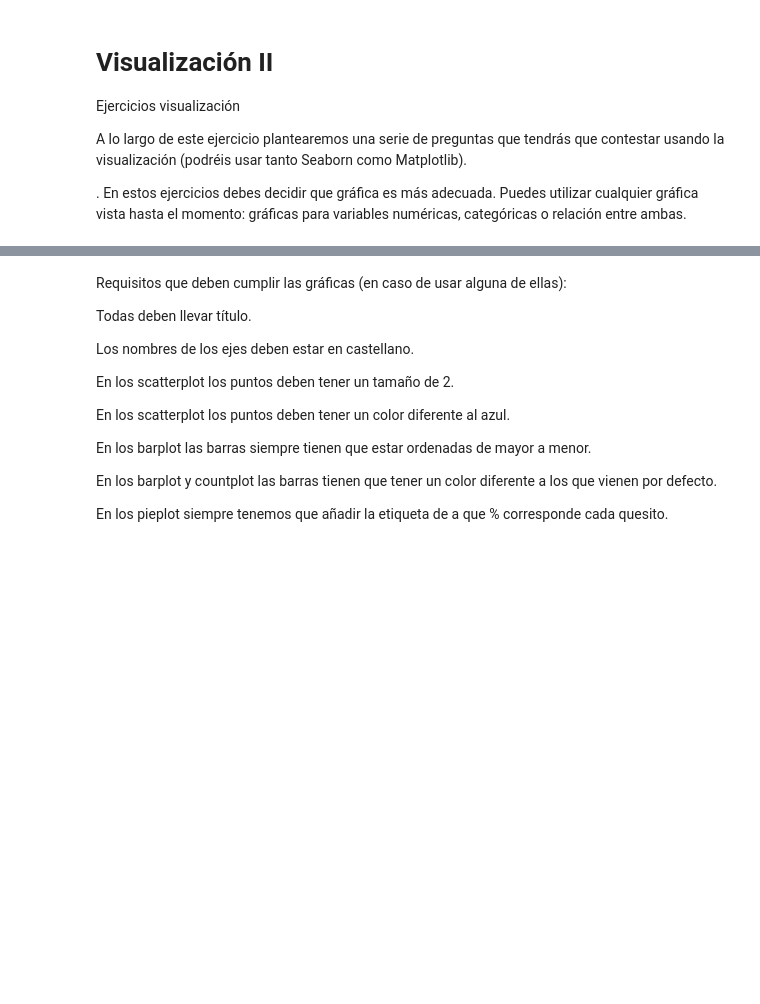
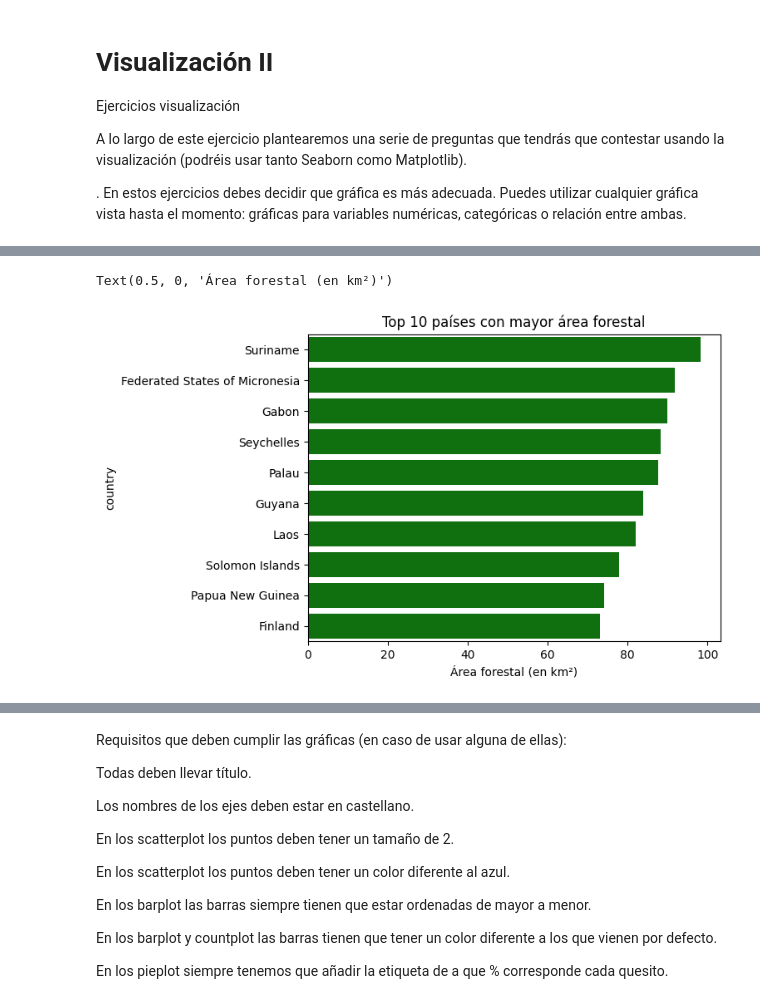
Before and after one commit to Maykaduran/da-promo-60-modulo3-pairprogramming-Romina-Violeta-Mayka, a Jupyter notebook: Pair_Visualizacion_II.ipynb, the cells around one changed output, grey strips where cells are left out. Saved outputs shown, nothing was run; the diff lists cells and outputs as text; code cells hidden in the pictures; blank space fills up the shorter version.

```diff
--- a/Pair_Visualizacion_II.ipynb
+++ b/Pair_Visualizacion_II.ipynb
@@ -12,2 +113,11 @@ A lo largo de este ejercicio plantearemos una serie de preguntas que tendrás qu
+# %%
+dfarea = df.groupby('country')['forested_area'].sum().sort_values(ascending=False).head(10)
+# %%
+sns.barplot(x ='forested_area', y = dfarea.index, data = dfarea.reset_index(), color = 'green')
+plt.title('Top 10 países con mayor área forestal')
+plt.xlabel('Área forestal (en km²)')
+# %% [output]
+Text(0.5, 0, 'Área forestal (en km²)')
+[figure, added]
 # %%
 # ¿Cómo se distribuye la densidad de población entre los países?
```
Also changed, not shown: parts of 9 cells of this notebook.
